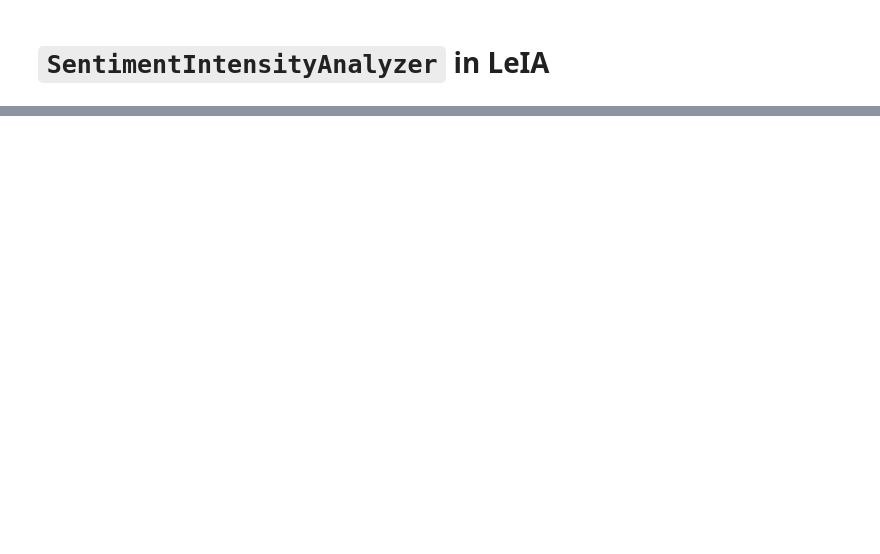
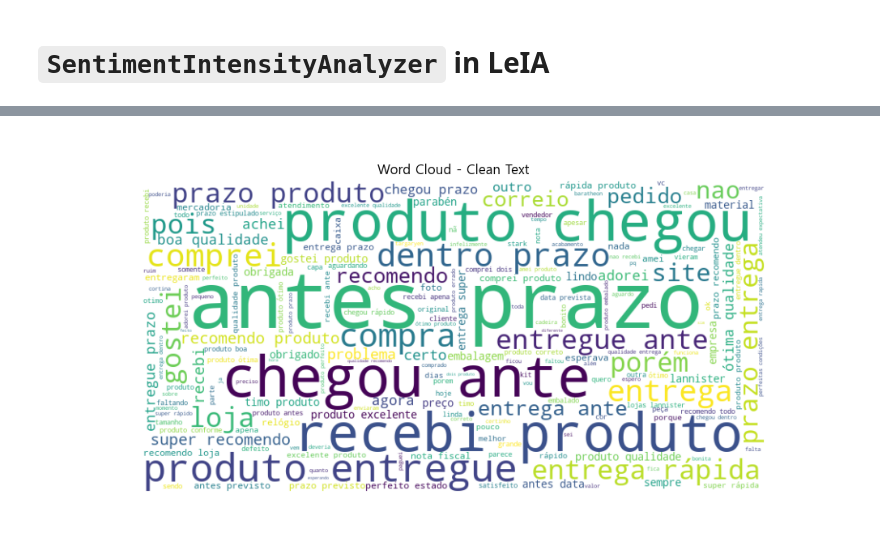
Before and after one commit to hhayan/project_olist_ecommerce, a Jupyter notebook: review.ipynb, the cells around one changed output, grey strips where cells are left out. Drawn from its saved outputs; the diff is of its cells as text; code cells hidden in the pictures; blank space fills up the shorter version.

```diff
--- a/review.ipynb
+++ b/review.ipynb
@@ -215,3 +262,25 @@ clean_NLP.head(10)
 # `SentimentIntensityAnalyzer` in LeIA
 # %%
-# a
+# Initialize the Sentiment Analyzer once
+analyzer = SentimentIntensityAnalyzer()
+
+def classify_sentiment(df, column_name='review_comment_message_clean'):
+    # Vectorized function to get sentiment classification
+    def get_sentiment_classification(text):
+        scores = analyzer.polarity_scores(text)
+        if scores['compound'] >= 0.05:
+            return 'Positive'
+        elif scores['compound'] <= -0.05:
+            return 'Negative'
+        else:
+            return 'Neutral'
+
+    # Apply sentiment analysis using map for faster iteration
+    df[f'{column_name}_sentiment'] = df[column_name].map(get_sentiment_classification)
+    return df
+
+# Classify sentiment in 'clean_NLP' based on the 'review_comment_message_clean' column
+clean_NLP = classify_sentiment(clean_NLP, 'review_comment_message_clean')
+
+# Display the sentiment results
+clean_NLP[['review_comment_message_clean', 'review_comment_message_clean_sentiment']].head(25)
@@ -217,0 +305,15 @@ clean_NLP.head(10)
+# %%
+# Concatenate all non-null texts from the 'cleaned_text' column into a single string
+text_combined = " ".join(clean_NLP['review_comment_message_clean'].dropna())
+
+# Generate the word cloud
+wordcloud = WordCloud(width=800, height=400, background_color='white', colormap='viridis').generate(text_combined)
+
+# Display the word cloud
+plt.figure(figsize=(10, 5))
+plt.imshow(wordcloud, interpolation='bilinear')
+plt.title("Word Cloud - Clean Text")
+plt.axis("off")  # Remove the axes
+plt.show()
+# %% [output]
+[figure, added]
```
Also changed, not shown: parts of 7 cells of this notebook, 1 other file.
